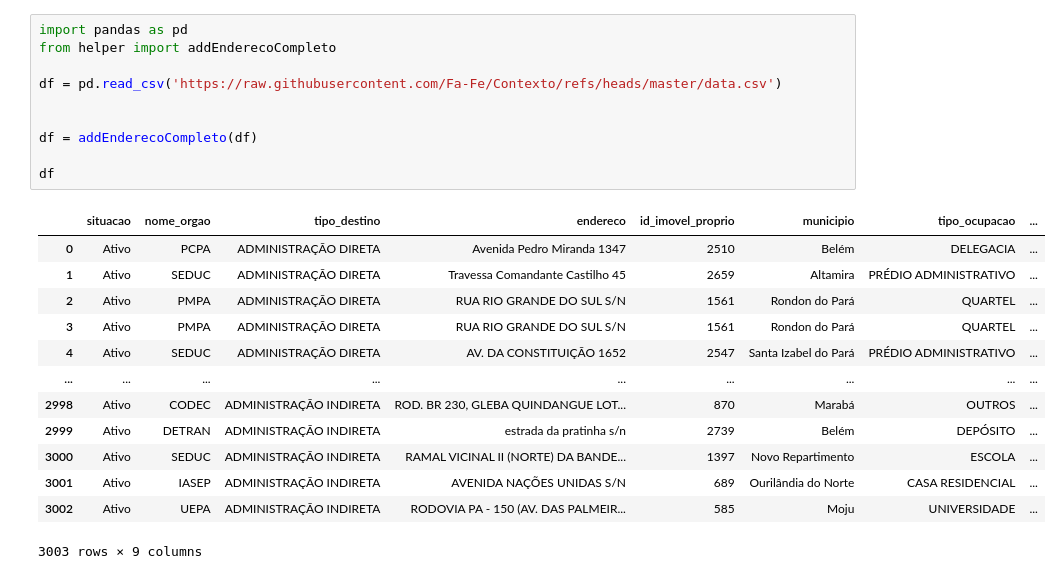
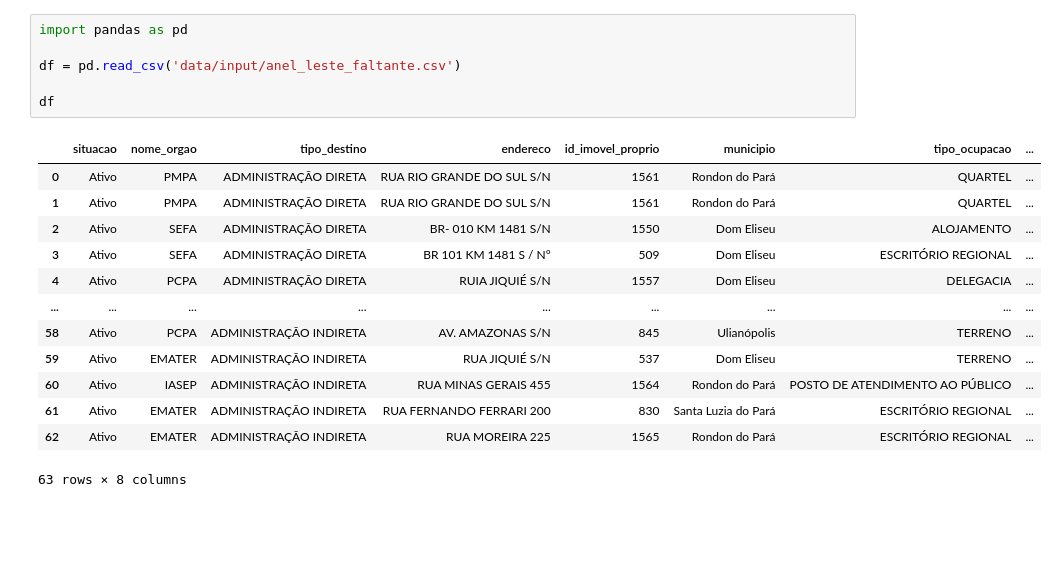
Before and after one commit to Fa-Fe/geocodefreekey, a Jupyter notebook: test.ipynb, the cells around one changed output. Saved outputs shown, nothing was run; the diff lists cells and outputs as text; blank space fills up the shorter version.

```diff
--- a/test.ipynb
+++ b/test.ipynb
@@ -1,24 +1,20 @@
 # %%
 import pandas as pd
-from helper import addEnderecoCompleto
 
-df = pd.read_csv('https://raw.githubusercontent.com/Fa-Fe/Contexto/refs/heads/master/data.csv')
-
-
-df = addEnderecoCompleto(df)
+df = pd.read_csv('data/input/anel_leste_faltante.csv')
 
 df
 # %% [output]
 |  | situacao | nome_orgao | tipo_destino | endereco | id_imovel_proprio | municipio | tipo_ocupacao | ... |
-| 0 | Ativo | PCPA | ADMINISTRAÇÃO DIRETA | Avenida Pedro Miranda 1347 | 2510 | Belém | DELEGACIA | ... |
-| 1 | Ativo | SEDUC | ADMINISTRAÇÃO DIRETA | Travessa Comandante Castilho 45 | 2659 | Altamira | PRÉDIO ADMINISTRATIVO | ... |
-| 2 | Ativo | PMPA | ADMINISTRAÇÃO DIRETA | RUA RIO GRANDE DO SUL S/N | 1561 | Rondon do Pará | QUARTEL | ... |
-| 3 | Ativo | PMPA | ADMINISTRAÇÃO DIRETA | RUA RIO GRANDE DO SUL S/N | 1561 | Rondon do Pará | QUARTEL | ... |
-| 4 | Ativo | SEDUC | ADMINISTRAÇÃO DIRETA | AV. DA CONSTITUIÇÃO 1652 | 2547 | Santa Izabel do Pará | PRÉDIO ADMINISTRATIVO | ... |
+| 0 | Ativo | PMPA | ADMINISTRAÇÃO DIRETA | RUA RIO GRANDE DO SUL S/N | 1561 | Rondon do Pará | QUARTEL | ... |
+| 1 | Ativo | PMPA | ADMINISTRAÇÃO DIRETA | RUA RIO GRANDE DO SUL S/N | 1561 | Rondon do Pará | QUARTEL | ... |
+| 2 | Ativo | SEFA | ADMINISTRAÇÃO DIRETA | BR- 010 KM 1481 S/N | 1550 | Dom Eliseu | ALOJAMENTO | ... |
+| 3 | Ativo | SEFA | ADMINISTRAÇÃO DIRETA | BR 101 KM 1481 S / N° | 509 | Dom Eliseu | ESCRITÓRIO REGIONAL | ... |
+| 4 | Ativo | PCPA | ADMINISTRAÇÃO DIRETA | RUIA JIQUIÉ S/N | 1557 | Dom Eliseu | DELEGACIA | ... |
 | ... | ... | ... | ... | ... | ... | ... | ... | ... |
-| 2998 | Ativo | CODEC | ADMINISTRAÇÃO INDIRETA | ROD. BR 230, GLEBA QUINDANGUE LOT... | 870 | Marabá | OUTROS | ... |
-| 2999 | Ativo | DETRAN | ADMINISTRAÇÃO INDIRETA | estrada da pratinha s/n | 2739 | Belém | DEPÓSITO | ... |
-| 3000 | Ativo | SEDUC | ADMINISTRAÇÃO INDIRETA | RAMAL VICINAL II (NORTE) DA BANDE... | 1397 | Novo Repartimento | ESCOLA | ... |
-| 3001 | Ativo | IASEP | ADMINISTRAÇÃO INDIRETA | AVENIDA NAÇÕES UNIDAS S/N | 689 | Ourilândia do Norte | CASA RESIDENCIAL | ... |
-| 3002 | Ativo | UEPA | ADMINISTRAÇÃO INDIRETA | RODOVIA PA - 150 (AV. DAS PALMEIR... | 585 | Moju | UNIVERSIDADE | ... |
+| 58 | Ativo | PCPA | ADMINISTRAÇÃO INDIRETA | AV. AMAZONAS S/N | 845 | Ulianópolis | TERRENO | ... |
+| 59 | Ativo | EMATER | ADMINISTRAÇÃO INDIRETA | RUA JIQUIÉ S/N | 537 | Dom Eliseu | TERRENO | ... |
+| 60 | Ativo | IASEP | ADMINISTRAÇÃO INDIRETA | RUA MINAS GERAIS 455 | 1564 | Rondon do Pará | POSTO DE ATENDIMENTO AO PÚBLICO | ... |
+| 61 | Ativo | EMATER | ADMINISTRAÇÃO INDIRETA | RUA FERNANDO FERRARI 200 | 830 | Santa Luzia do Pará | ESCRITÓRIO REGIONAL | ... |
+| 62 | Ativo | EMATER | ADMINISTRAÇÃO INDIRETA | RUA MOREIRA 225 | 1565 | Rondon do Pará | ESCRITÓRIO REGIONAL | ... |
-3003 rows × 9 columns
+63 rows × 8 columns
```
Also changed, not shown: 10 other files.
